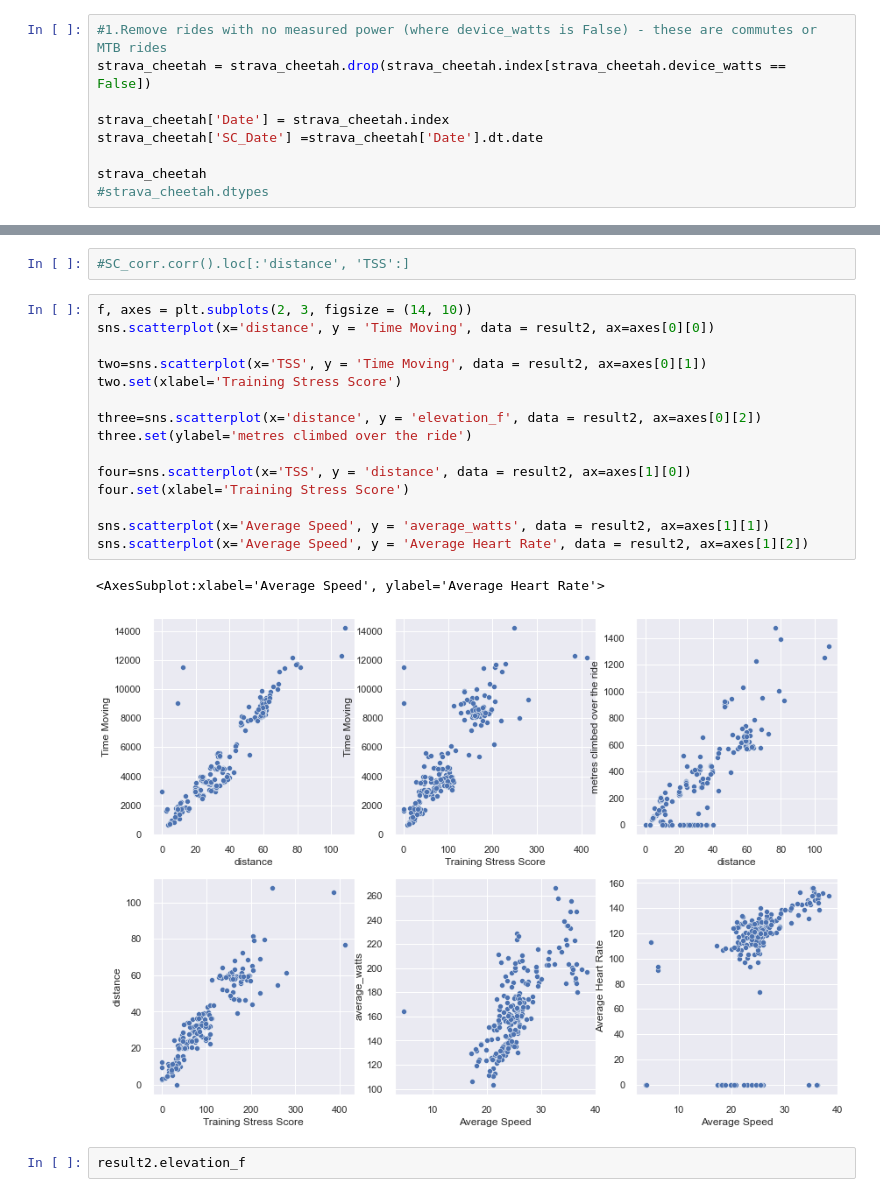
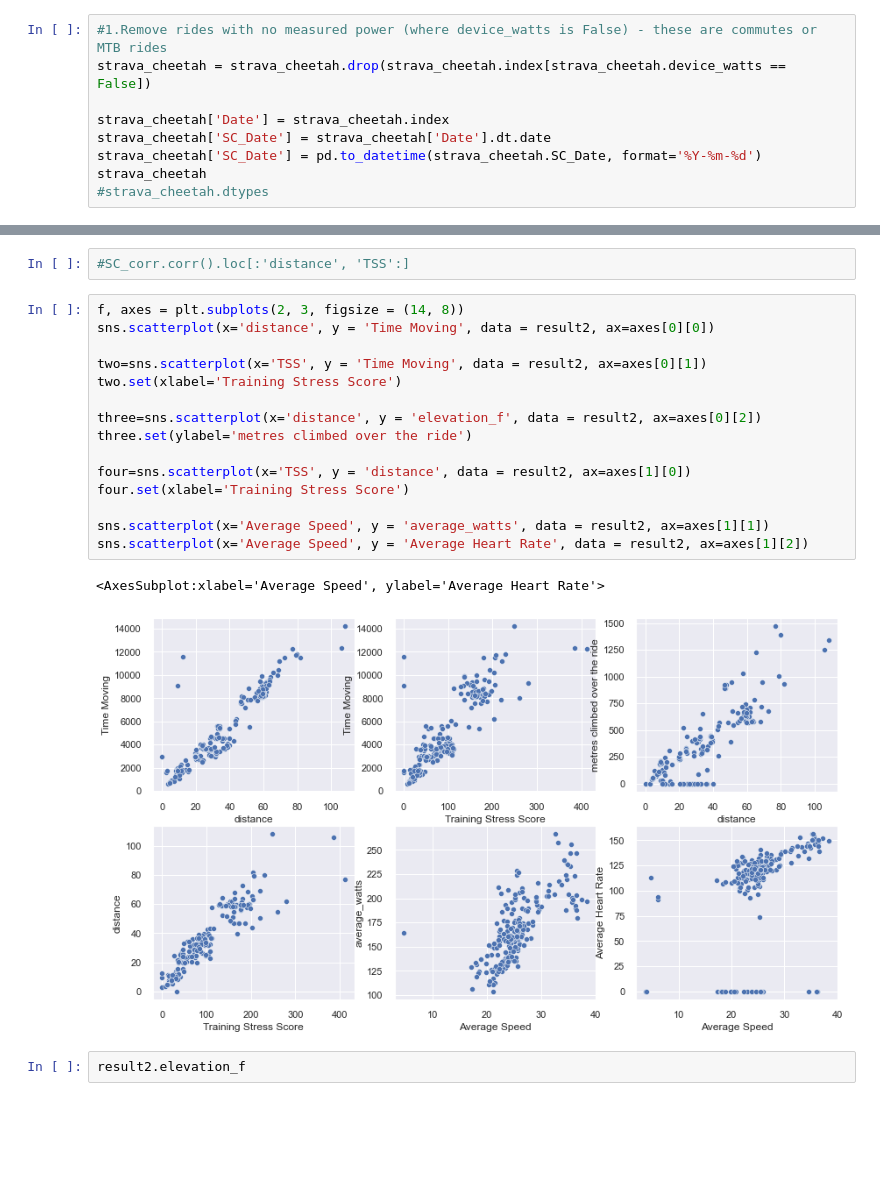
Before and after one commit to mona-piya/DS-portfolio-s1-2021-MonaMunegan, a Jupyter notebook: Portfolio 1.ipynb, the cells around one changed output, grey strips where cells are left out. Drawn from its saved outputs; the diff is of its cells as text; blank space fills up the shorter version.

```diff
--- a/Portfolio 1.ipynb
+++ b/Portfolio 1.ipynb
@@ -115,8 +115,8 @@ strava_cheetah
 strava_cheetah = strava_cheetah.drop(strava_cheetah.index[strava_cheetah.device_watts == False])
 
 strava_cheetah['Date'] = strava_cheetah.index
-strava_cheetah['SC_Date'] =strava_cheetah['Date'].dt.date
-
+strava_cheetah['SC_Date'] = strava_cheetah['Date'].dt.date
+strava_cheetah['SC_Date'] = pd.to_datetime(strava_cheetah.SC_Date, format='%Y-%m-%d')
 strava_cheetah
 #strava_cheetah.dtypes
 # %% [output]
@@ -285,23 +285,23 @@ SC_corr
 # %%
 #SC_corr.corr().loc[:'distance', 'TSS':]
 # %%
-f, axes = plt.subplots(2, 3, figsize = (14, 10))
+f, axes = plt.subplots(2, 3, figsize = (14, 8))
 sns.scatterplot(x='distance', y = 'Time Moving', data = result2, ax=axes[0][0])
 
 two=sns.scatterplot(x='TSS', y = 'Time Moving', data = result2, ax=axes[0][1])
 two.set(xlabel='Training Stress Score')
 
 three=sns.scatterplot(x='distance', y = 'elevation_f', data = result2, ax=axes[0][2])
 three.set(ylabel='metres climbed over the ride')
 
 four=sns.scatterplot(x='TSS', y = 'distance', data = result2, ax=axes[1][0])
 four.set(xlabel='Training Stress Score')
 
 sns.scatterplot(x='Average Speed', y = 'average_watts', data = result2, ax=axes[1][1])
 sns.scatterplot(x='Average Speed', y = 'Average Heart Rate', data = result2, ax=axes[1][2])
 # %% [output]
 <AxesSubplot:xlabel='Average Speed', ylabel='Average Heart Rate'>
-[figure, old version]
+[figure, new version]
 # %%
 result2.elevation_f
 # %% [output]
```
Also changed, not shown: parts of 18 cells of this notebook.
